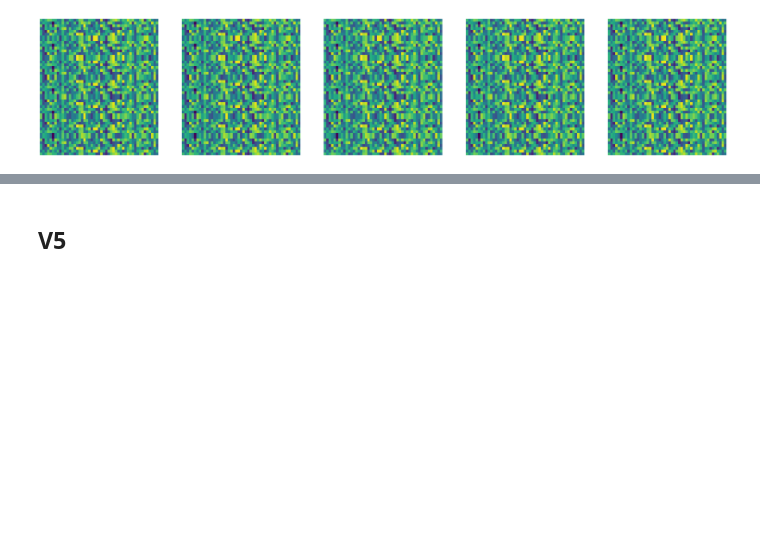
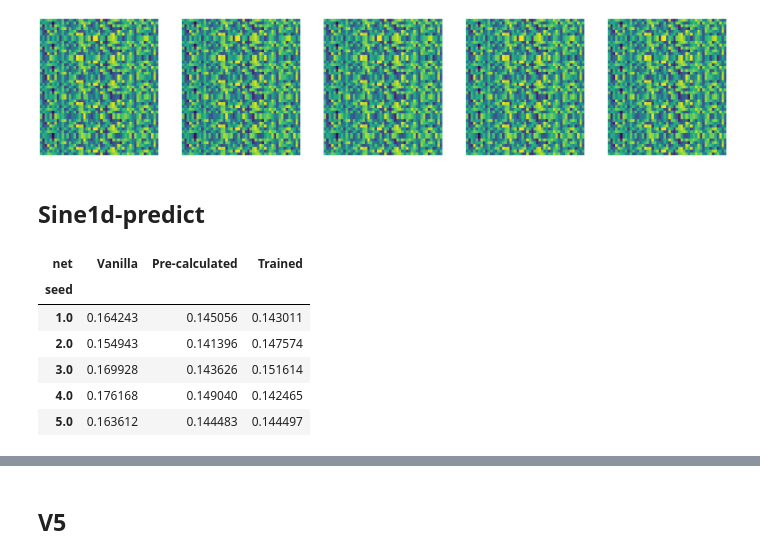
Before and after one commit to elidub/SymPDE, a Jupyter notebook: notebooks_symlie/results.ipynb, the cells around one changed output, grey strips where cells are left out. Drawn from its saved outputs; the diff is of its cells as text; code cells hidden in the pictures; blank space fills up the shorter version.

```diff
--- a/notebooks_symlie/results.ipynb
+++ b/notebooks_symlie/results.ipynb
@@ -125,3 +126,5 @@ Found run_id wqmfolq3
 Found run_id wqmfolq3
 Found run_id wqmfolq3
 [figure]
+# %% [markdown]
+## Sine1d-predict
@@ -127,0 +136,15 @@ Found run_id wqmfolq3
+# %%
+d = df[df['tags'].astype(str).str.contains('sine1d-predict')].reset_index(drop=True)
+
+d = d[['net', 'seed', 'test_loss']].sort_values(by=['net', 'seed']).reset_index(drop=True).pivot(index='seed', columns='net', values='test_loss')
+d = d.rename(columns={'Predict-CalculatedP': 'Pre-calculated', 'Predict-NoneP': 'Vanilla', 'Predict-TrainedP': 'Trained'})
+d = d[['Vanilla', 'Pre-calculated', 'Trained']]
+d
+# %% [output]
+| net | Vanilla | Pre-calculated | Trained |
+| seed |  |  |  |
+| 1.0 | 0.164243 | 0.145056 | 0.143011 |
+| 2.0 | 0.154943 | 0.141396 | 0.147574 |
+| 3.0 | 0.169928 | 0.143626 | 0.151614 |
+| 4.0 | 0.176168 | 0.149040 | 0.142465 |
+| 5.0 | 0.163612 | 0.144483 | 0.144497 |
```
Also changed, not shown: parts of 4 cells of this notebook.
